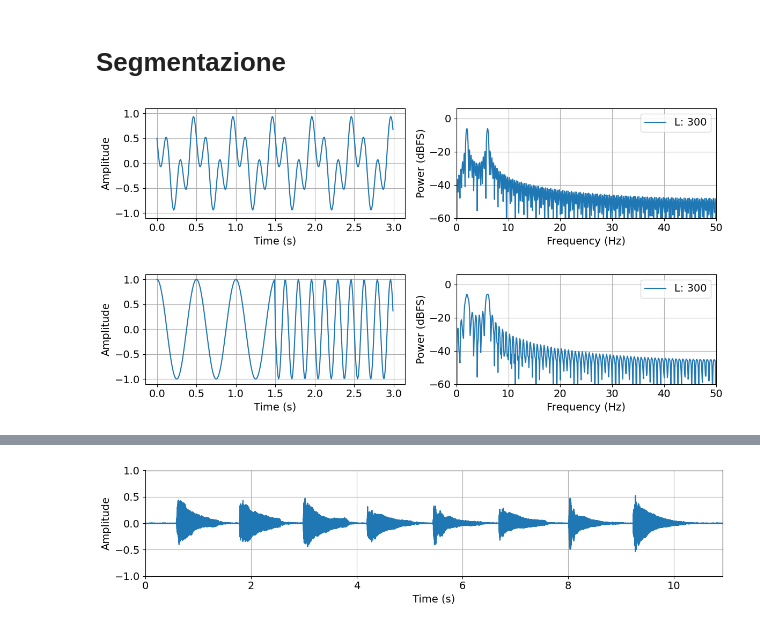
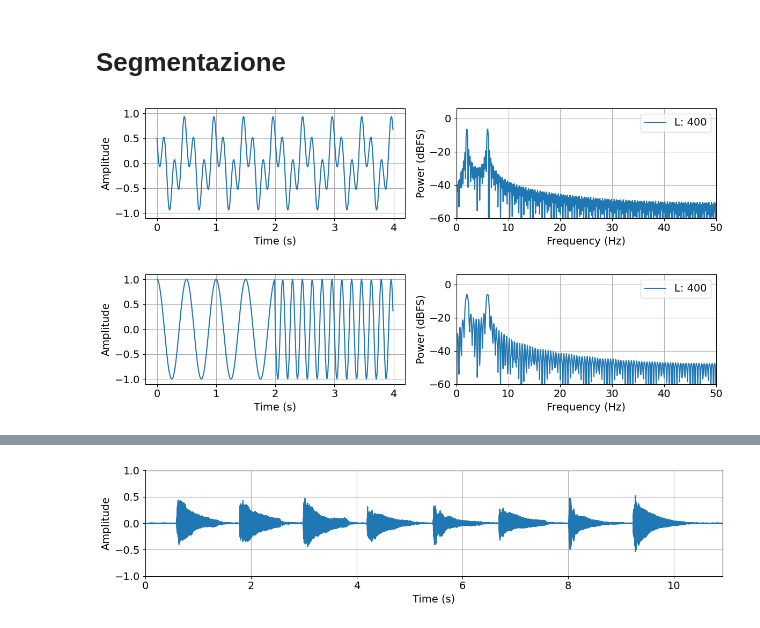
Before and after one commit to polito-EAD-2026/EAD26-U04.analisi-audio-frequenza, a Jupyter notebook: EAD26-U04.analisi-audio-frequenza-pt1.ipynb, the cells around one changed output, grey strips where cells are left out. Saved outputs shown, nothing was run; the diff lists cells and outputs as text; code cells hidden in the pictures.

```diff
--- a/EAD26-U04.analisi-audio-frequenza-pt1.ipynb
+++ b/EAD26-U04.analisi-audio-frequenza-pt1.ipynb
@@ -482,31 +502,31 @@ Spectral flatness ((0.00)*noise + 1.00*tone):  0.000000
 # %%
 
 Fs = 100
-dur = 3
+dur = 4
 
 # tono 2 Hz
 x1, t1 = gen_cos(dur=dur, Fs=Fs, amp=1, freq=2, phase=0)
 # tono 6 Hz
 x2, t2 = gen_cos(dur=dur, Fs=Fs, amp=1, freq=6, phase=np.pi/2)
 
 
 # Media somma dei toni
 x = np.average([x1, x2], axis=0)
 t = t1
 
 fig, [ax1, ax2] = plt.subplots(1,2, figsize=(12,3))
 plot_vs_time(x, t,  ylim = [-1.1, +1.1], fig=(fig,ax1), fmt='-')
 X, f = dft(x, Fs, N=1024)
 plot_vs_freq(X, f, Fs, type="log", fig=(fig,ax2))
 
 ax2.legend([f"L: {len(x)}"])
 plt.show()
 # %% [output]
-[figure, old version]
+[figure, new version]
 # %%
 
 Fs = 100
-dur = 3/2
+dur = 4/2
 
 # tono 2 Hz
 x1, t1 = gen_cos(dur=dur, Fs=Fs, amp=1, freq=2, phase=0)
@@ -528,4 +548,4 @@ plot_vs_freq(X, f, Fs, type="log", fig=(fig,ax2))
 ax2.legend([f"L: {len(x)}"])
 plt.show()
 # %% [output]
-[figure, old version]
+[figure, new version]
```
Also changed, not shown: parts of 11 cells of this notebook.
